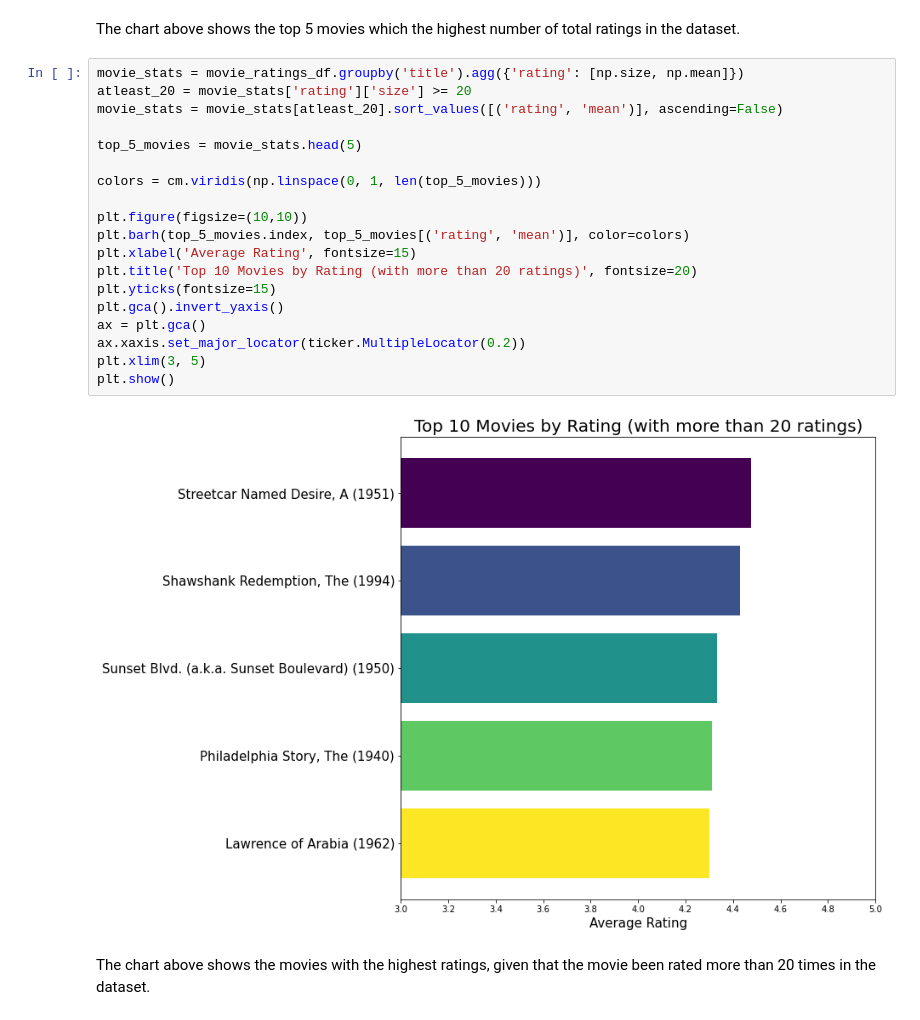
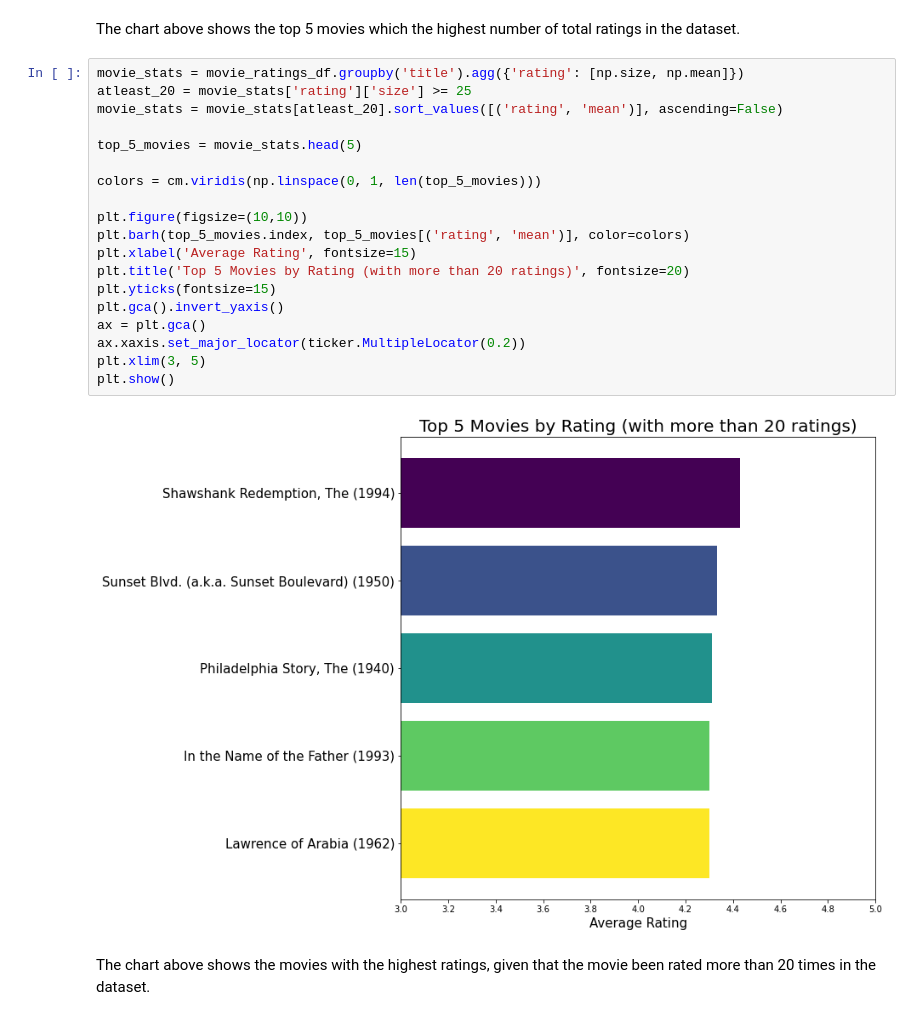
Before and after one commit to sangwon224/Movie_Recommendation_System_Project, a Jupyter notebook: Movie_Recommendation_System_Project.ipynb, the cells around one changed output. Cells and saved outputs as stored; diff of their text form.

```diff
--- a/Movie_Recommendation_System_Project.ipynb
+++ b/Movie_Recommendation_System_Project.ipynb
@@ -235,25 +235,25 @@ plt.show()
 The chart above shows the top 5 movies which the highest number of total ratings in the dataset.
 # %%
 movie_stats = movie_ratings_df.groupby('title').agg({'rating': [np.size, np.mean]})
-atleast_20 = movie_stats['rating']['size'] >= 20
+atleast_20 = movie_stats['rating']['size'] >= 25
 movie_stats = movie_stats[atleast_20].sort_values([('rating', 'mean')], ascending=False)
 
 top_5_movies = movie_stats.head(5)
 
 colors = cm.viridis(np.linspace(0, 1, len(top_5_movies)))
 
 plt.figure(figsize=(10,10))
 plt.barh(top_5_movies.index, top_5_movies[('rating', 'mean')], color=colors)
 plt.xlabel('Average Rating', fontsize=15)
-plt.title('Top 10 Movies by Rating (with more than 20 ratings)', fontsize=20)
+plt.title('Top 5 Movies by Rating (with more than 20 ratings)', fontsize=20)
 plt.yticks(fontsize=15)
 plt.gca().invert_yaxis()
 ax = plt.gca()
 ax.xaxis.set_major_locator(ticker.MultipleLocator(0.2))
 plt.xlim(3, 5)
 plt.show()
 # %% [output]
-[figure, old version]
+[figure, new version]
 # %% [markdown]
 The chart above shows the movies with the highest ratings, given that the movie been rated more than 20 times in the dataset.
 # %%
```
Also changed, not shown: parts of 4 cells of this notebook.
